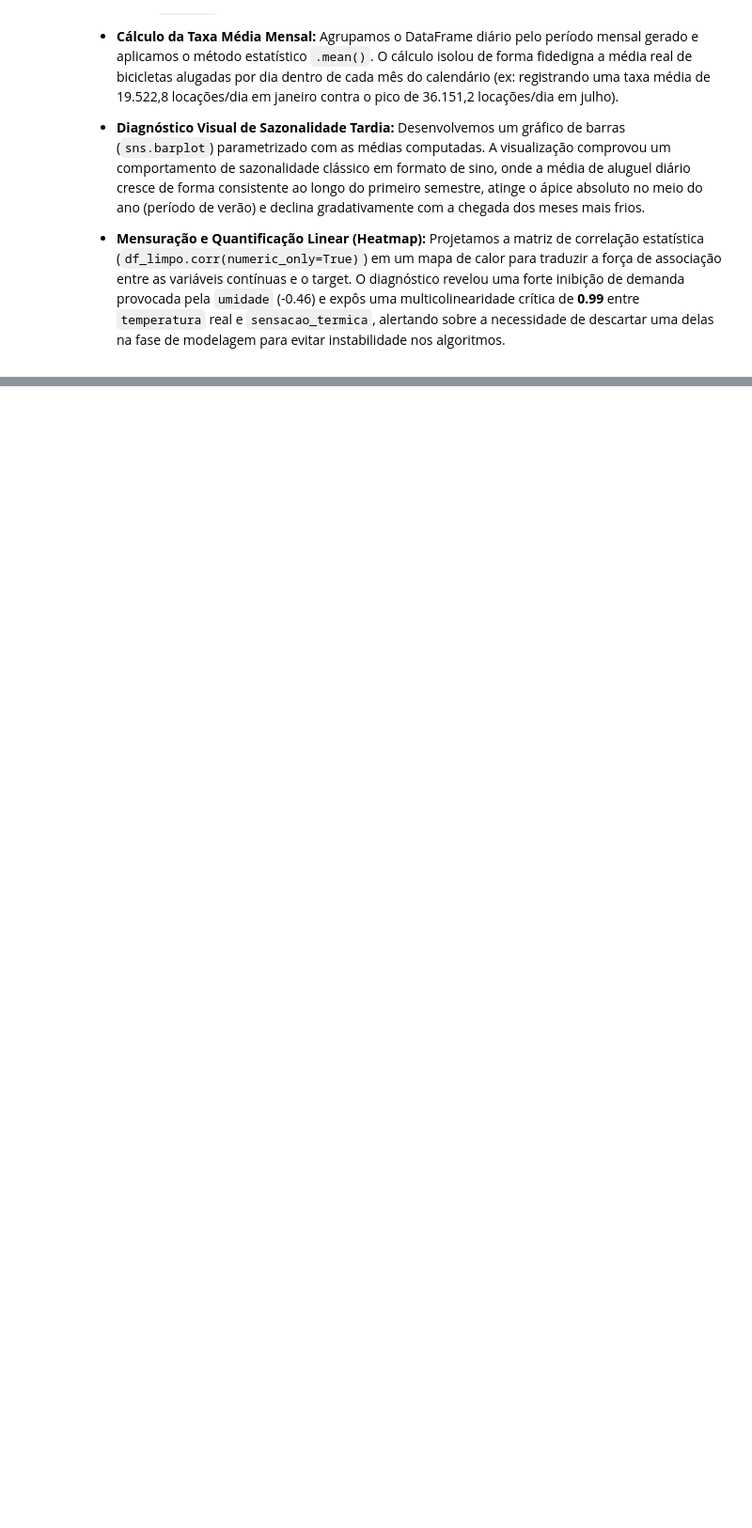
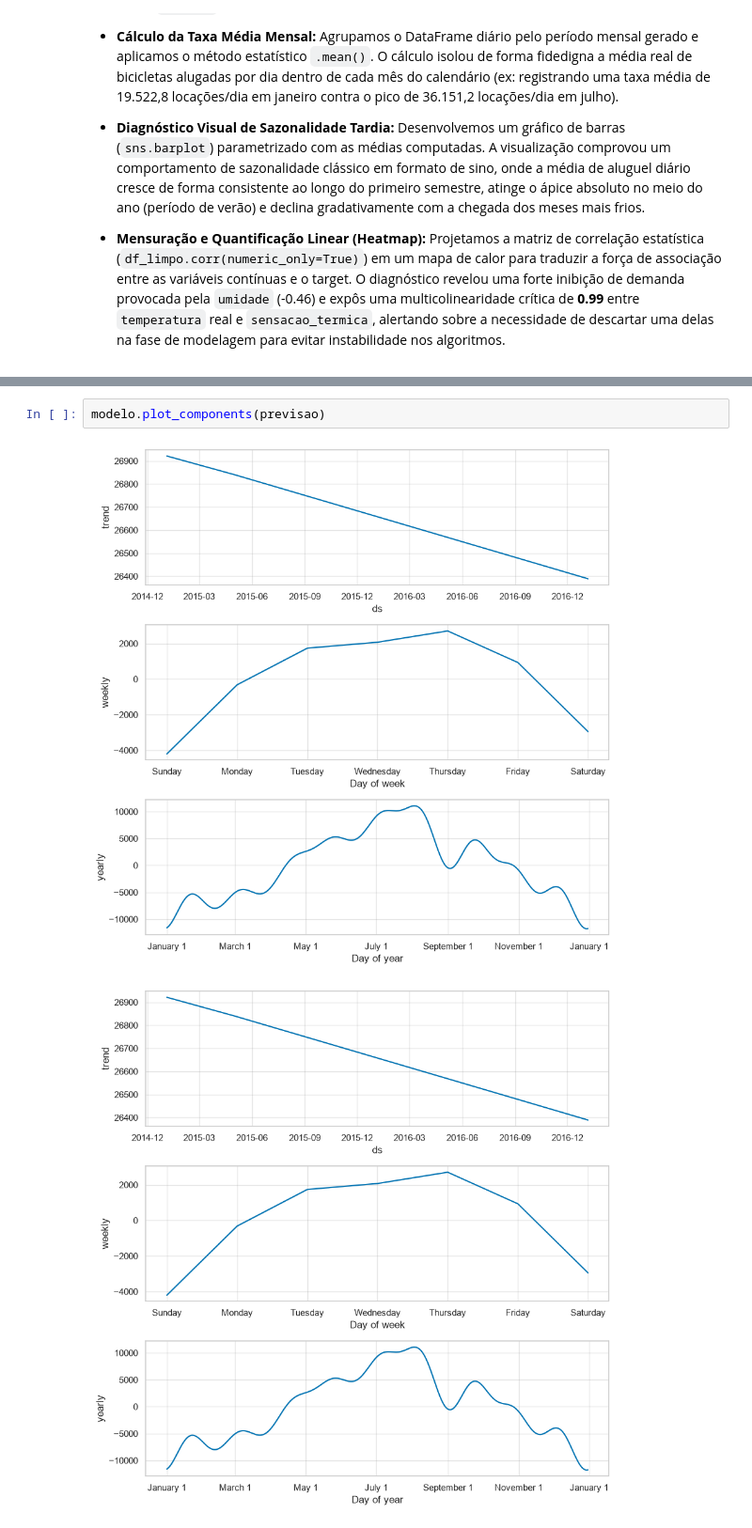
Before and after one commit to Vagnerkrg/Series-Temporais, a Jupyter notebook: Series_Temporais.ipynb, the cells around one changed output, grey strips where cells are left out. Shown at 94% size. Saved outputs shown, nothing was run; the diff lists cells and outputs as text; blank space fills up the shorter version.

```diff
--- a/Series_Temporais.ipynb
+++ b/Series_Temporais.ipynb
@@ -903,0 +855,5 @@ print("="*60)
+# %%
+modelo.plot_components(previsao)
+# %% [output]
+[figure, added]
+[figure, added]
```
Also changed, not shown: parts of 25 cells of this notebook.
